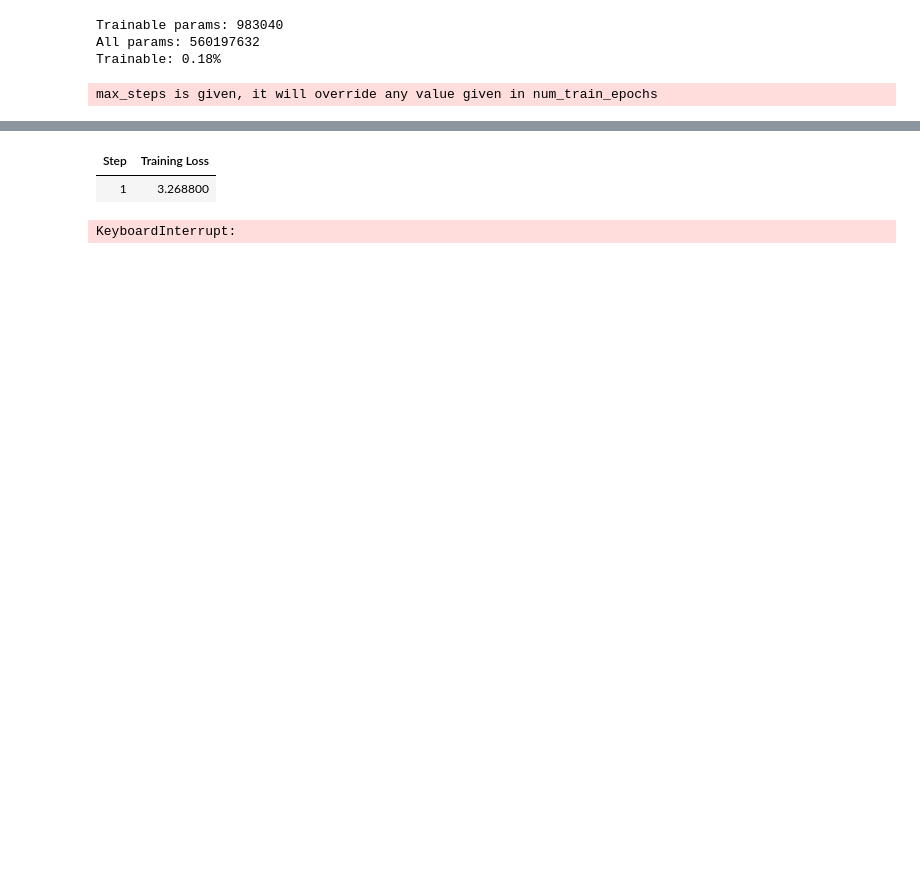
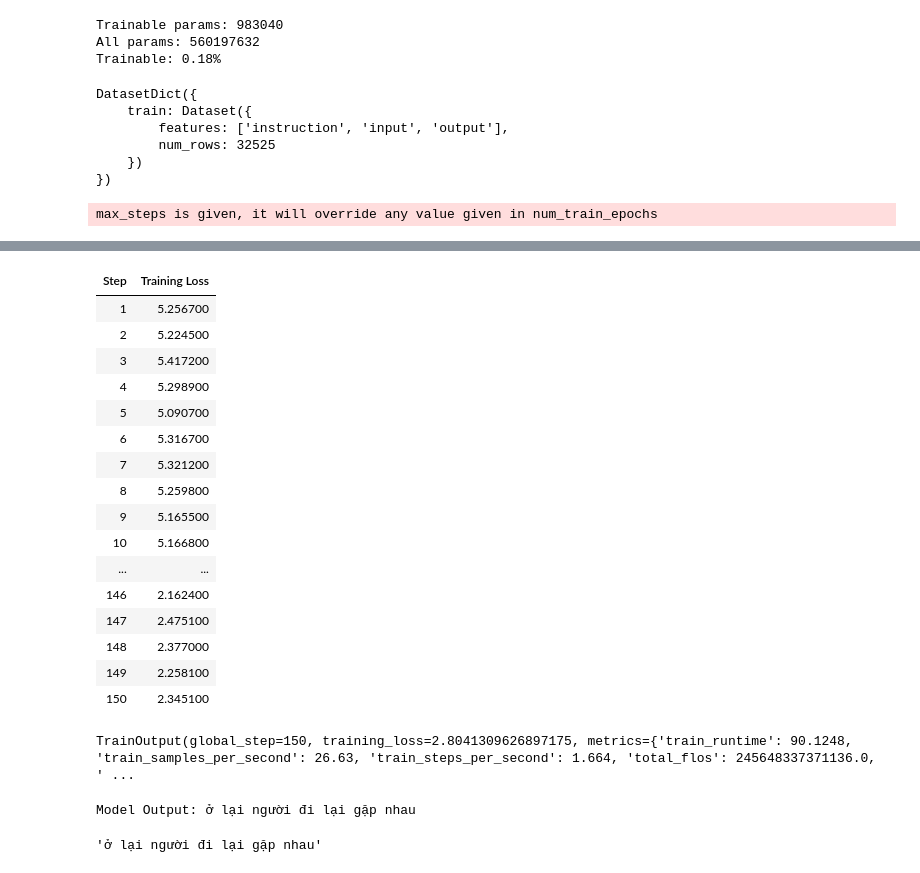
Before and after one commit to doraemonidol/NLP, a Jupyter notebook: fine_tune_bloom_model_with_lora[kaggle].ipynb, the cells around one changed output, grey strips where cells are left out. Cells and saved outputs as stored; diff of their text form; code cells hidden in the pictures; blank space fills up the shorter version.

```diff
--- a/fine_tune_bloom_model_with_lora[kaggle].ipynb
+++ b/fine_tune_bloom_model_with_lora[kaggle].ipynb
@@ -76,28 +68,40 @@ question_answer_dataset = load_dataset("squad_v2")
+# %%
+from datasets import load_dataset
+
+login('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')
+dataset = load_dataset("blandhung/vietnamese-couplet", data_files="data.csv")
+dataset
+# %% [output]
+DatasetDict({
+    train: Dataset({
+        features: ['instruction', 'input', 'output'],
+        num_rows: 32525
+    })
+})
 # %%
 """Transforming the SQUAD dataset to fit a specific format for model processing."""
 
 # Define a function to restructure the data into a consistent format
 def generate_prompt(context, question, answer):
-    # Check if answer is available, otherwise set a default message
-    if len(answer["text"]) < 1:
-        answer = "Cannot Find Answer"
-    else:
-        answer = answer["text"][0]  # Select the first answer from the list
-
     # Create a formatted string with context, question, and answer
     prompt_template = f"CONTEXT:\n{context}\n\nQUESTION:\n{question}\n\nANSWER:\n{answer}</s>"
     return prompt_template  # Return the formatted prompt
 
 # Apply the formatting function to each entry in the dataset
 # This processes each context, question, and answer through the tokenizer
-mapped_qa_dataset = question_answer_dataset.map(
-    lambda samples: tokenizer(generate_prompt(samples['context'], samples['question'], samples['answers']))
+dataset["train"] = dataset["train"].map(
+    lambda samples: tokenizer(generate_prompt(samples['instruction'], samples['input'], samples['output']))
 )
+# %%
+train_val = dataset["train"].train_test_split(shuffle=True, seed=42)
+train_data = train_val["train"]
+val_data = train_val["test"]
 # %%
 
 trainer = transformers.Trainer(
     model=peft_bloom,
-    train_dataset=mapped_qa_dataset["train"],
+    train_dataset=train_data,
+    eval_dataset=val_data,
     args=transformers.TrainingArguments(
         per_device_train_batch_size=4,
         gradient_accumulation_steps=4,
@@ -119,6 +123,21 @@ max_steps is given, it will override any value given in num_train_epochs
 | Step | Training Loss |
-| 1 | 3.268800 |
+| 1 | 5.256700 |
+| 2 | 5.224500 |
+| 3 | 5.417200 |
+| 4 | 5.298900 |
+| 5 | 5.090700 |
+| 6 | 5.316700 |
+| 7 | 5.321200 |
+| 8 | 5.259800 |
+| 9 | 5.165500 |
+| 10 | 5.166800 |
+| ... | ... |
+| 146 | 2.162400 |
+| 147 | 2.475100 |
+| 148 | 2.377000 |
+| 149 | 2.258100 |
+| 150 | 2.345100 |
-KeyboardInterrupt:
+TrainOutput(global_step=150, training_loss=2.8041309626897175, metrics={'train_runtime': 90.1248, 'train_samples_per_second': 26.63, 'train_steps_per_second': 1.664, 'total_flos': 245648337371136.0, ' ...
 # %%
 """Saving the LoRA fine tuning locally
 """
@@ -161,0 +170,8 @@ test_function(context, question)
+# %%
+context = "You are an expert Vietnamese translator!"
+question = "Translate this Chinese input text to Vietnamese: 故 交 半 面 各 匆 忙"
+
+test_function(context, question)
+# %% [output]
+Model Output: ở lại người đi lại gặp nhau
+'ở lại người đi lại gặp nhau'
```
Also changed, not shown: parts of 6 cells of this notebook.
